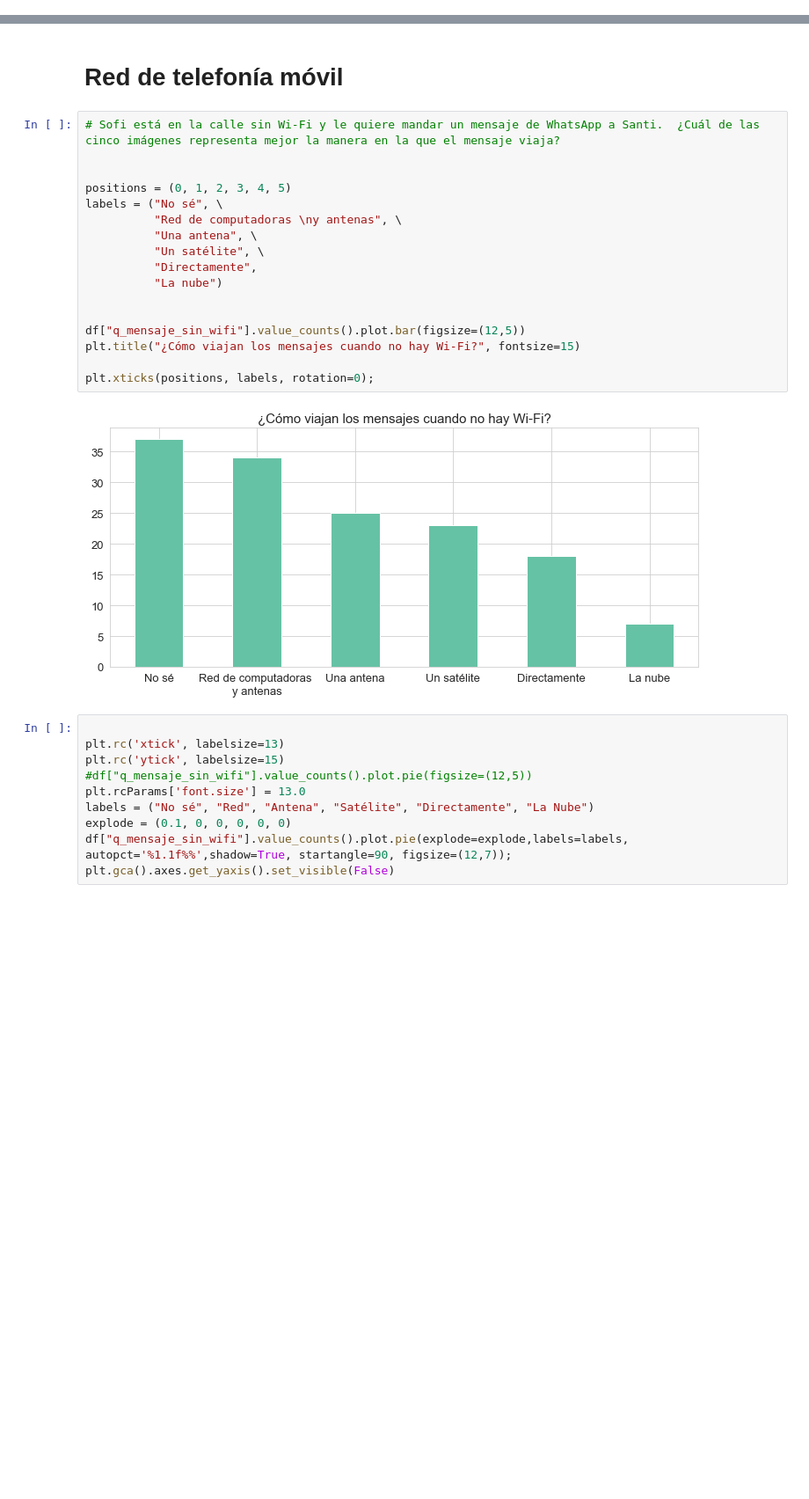
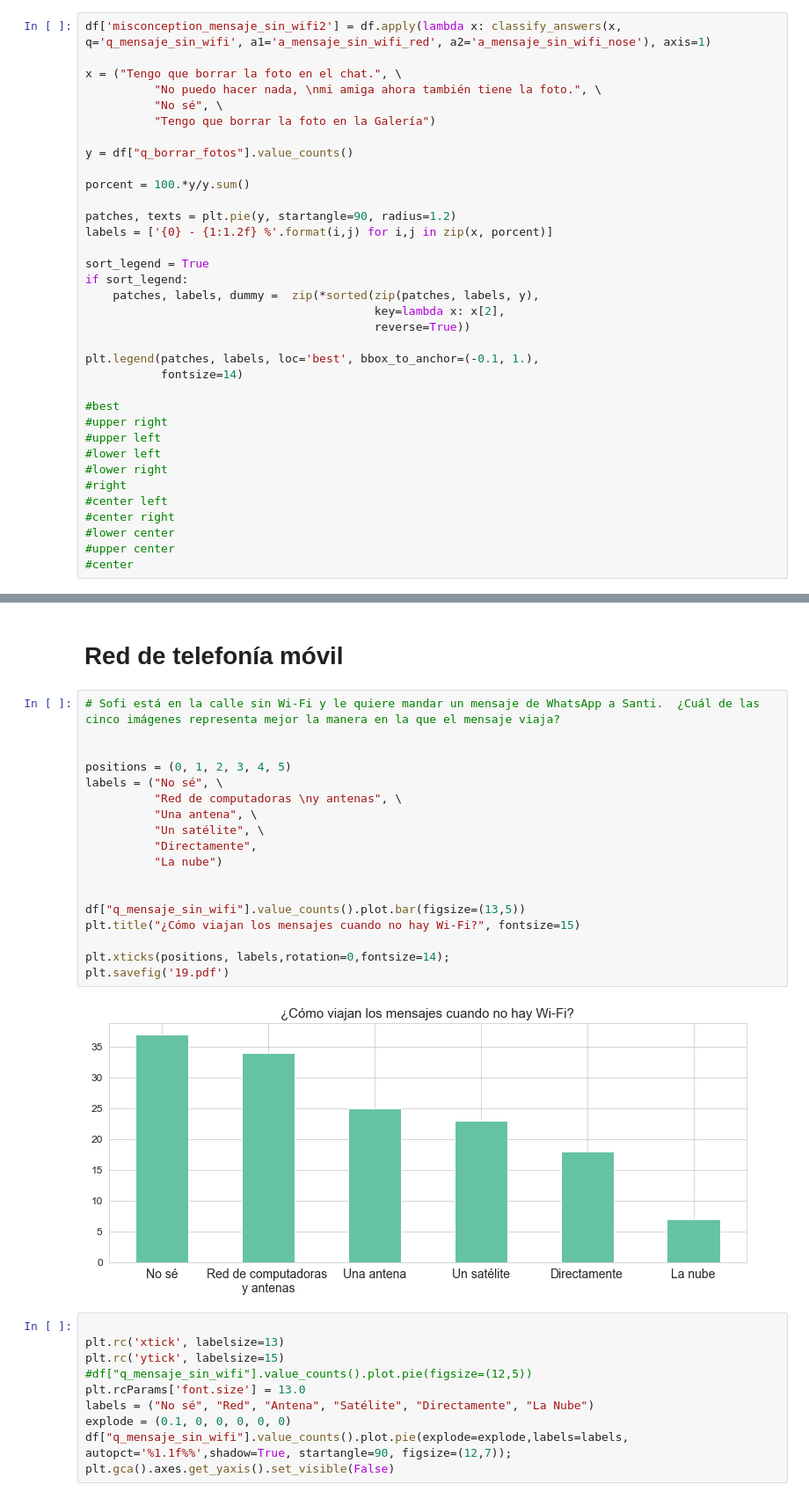
Before and after one commit to luparral/misconceptions, a Jupyter notebook: notebooks/Misconceptions.ipynb, the cells around one changed output, grey strips where cells are left out. Shown at 88% size. Drawn from its saved outputs; the diff is of its cells as text; blank space fills up the shorter version.

```diff
--- a/notebooks/Misconceptions.ipynb
+++ b/notebooks/Misconceptions.ipynb
@@ -213,0 +247,35 @@ plt.yticks(positions, labels, rotation=0);
+# %%
+df['misconception_mensaje_sin_wifi2'] = df.apply(lambda x: classify_answers(x, q='q_mensaje_sin_wifi', a1='a_mensaje_sin_wifi_red', a2='a_mensaje_sin_wifi_nose'), axis=1)
+
+x = ("Tengo que borrar la foto en el chat.", \
+          "No puedo hacer nada, \nmi amiga ahora también tiene la foto.", \
+          "No sé", \
+          "Tengo que borrar la foto en la Galería")
+
+y = df["q_borrar_fotos"].value_counts()
+
+porcent = 100.*y/y.sum()
+
+patches, texts = plt.pie(y, startangle=90, radius=1.2)
+labels = ['{0} - {1:1.2f} %'.format(i,j) for i,j in zip(x, porcent)]
+
+sort_legend = True
+if sort_legend:
+    patches, labels, dummy =  zip(*sorted(zip(patches, labels, y),
+                                          key=lambda x: x[2],
+                                          reverse=True))
+
+plt.legend(patches, labels, loc='best', bbox_to_anchor=(-0.1, 1.),
+           fontsize=14)
+
+#best
+#upper right
+#upper left
+#lower left
+#lower right
+#right
+#center left
+#center right
+#lower center
+#upper center
+#center
@@ -244,22 +316,23 @@ plt.xticks(positions, labels, rotation=0);
 # %%
 # Sofi está en la calle sin Wi-Fi y le quiere mandar un mensaje de WhatsApp a Santi.  ¿Cuál de las cinco imágenes representa mejor la manera en la que el mensaje viaja?
 
 
 positions = (0, 1, 2, 3, 4, 5)
 labels = ("No sé", \
           "Red de computadoras \ny antenas", \
           "Una antena", \
           "Un satélite", \
           "Directamente",
           "La nube")
 
 
-df["q_mensaje_sin_wifi"].value_counts().plot.bar(figsize=(12,5))
+df["q_mensaje_sin_wifi"].value_counts().plot.bar(figsize=(13,5))
 plt.title("¿Cómo viajan los mensajes cuando no hay Wi-Fi?", fontsize=15)
 
-plt.xticks(positions, labels, rotation=0);
+plt.xticks(positions, labels,rotation=0,fontsize=14);
+plt.savefig('19.pdf')
 # %% [output]
-[figure, old version]
+[figure, new version]
 # %%
 
 plt.rc('xtick', labelsize=13)
```
Also changed, not shown: parts of 27 cells of this notebook, 47 other files.
